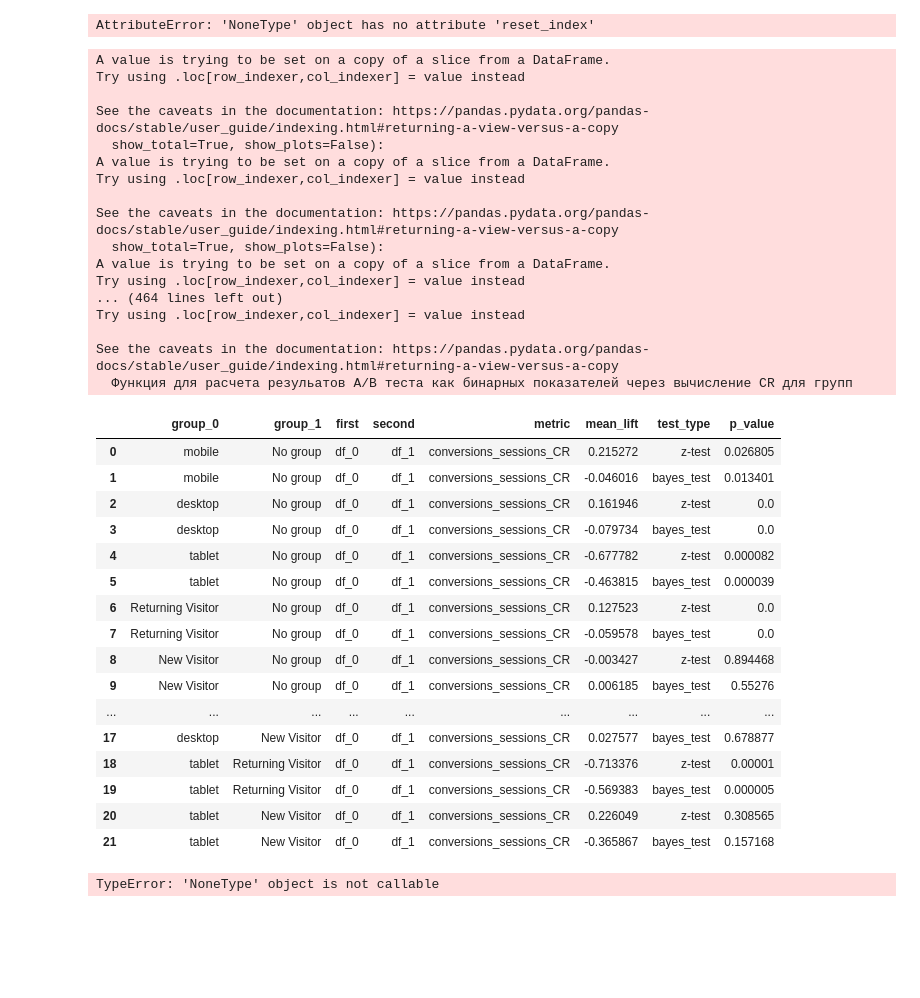
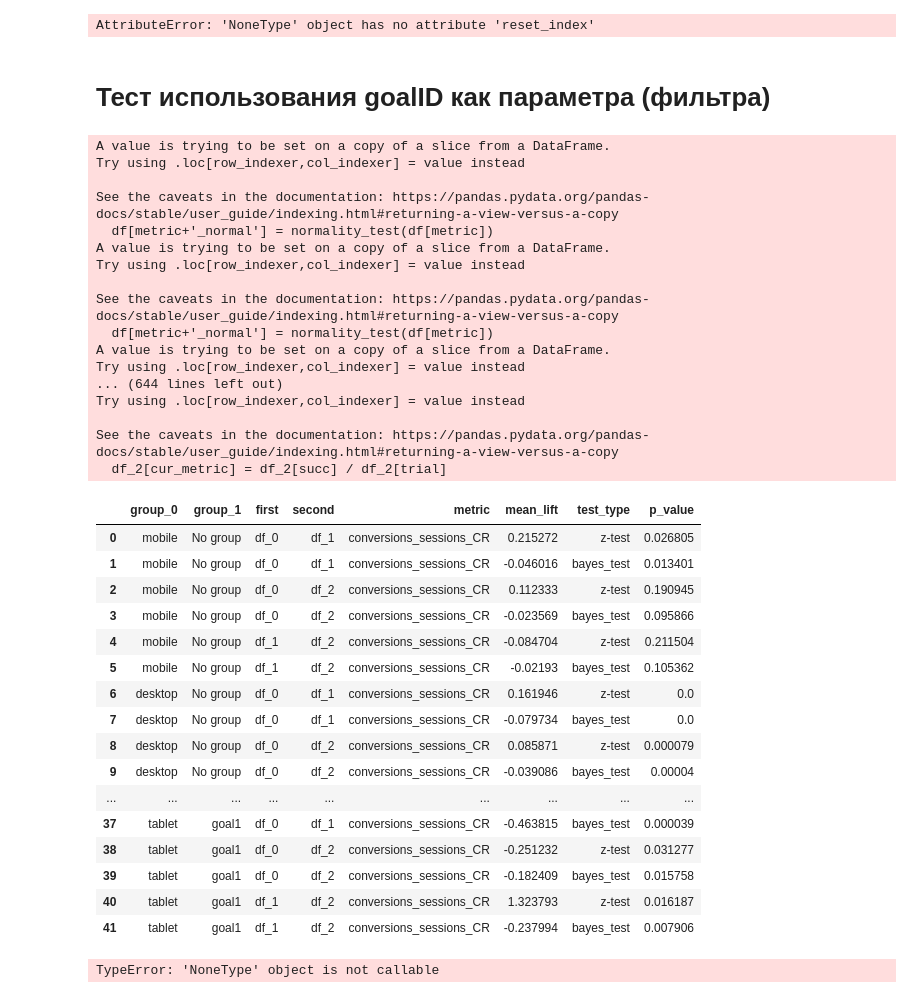
Before and after one commit to realweb-msk/RwAB, a Jupyter notebook: test.ipynb, the cells around one changed output. Cells and saved outputs as stored; diff of their text form; code cells hidden in the pictures; blank space fills up the shorter version.

```diff
--- a/test.ipynb
+++ b/test.ipynb
@@ -12,3 +12,5 @@ res_alpha.head()
 | 2 | 26.09.2021 | 2ccd4f1b7d290c28600eb2a955f80242d... | 0 | CC | mobile | Returning Visitor | channel1 | goal1 | ... |
 | 3 | 30.09.2021 | 2ccd4f1b7d290c28600eb2a955f80242d... | 0 | CC | mobile | Returning Visitor | channel1 | goal1 | ... |
 | 4 | 27.09.2021 | 2ccd4f1b7d290c28600eb2a955f80242d... | 0 | CC | mobile | Returning Visitor | channel1 | goal1 | ... |
+# %%
+res_alpha['conversions2'] = res_alpha['conversions']
@@ -89,47 +126,49 @@ Try using .loc[row_indexer,col_indexer] = value instead
 See the caveats in the documentation: https://pandas.pydata.org/pandas-docs/stable/user_guide/indexing.html#returning-a-view-versus-a-copy
   df_2[cur_metric] = df_2[succ] / df_2[trial]
 AttributeError: 'NoneType' object has no attribute 'reset_index'
+# %% [markdown]
+# Тест использования goalID как параметра (фильтра)
 # %%
 p = Pipeline(res_alpha)
 continuous_res, summary, binary_res = (
     p.pipeline('date', {'sessions': 'sum', 'conversions': 'sum'}, "experimentVariant",
-               groups = ['deviceCategory', 'userType'],
+               groups = ['deviceCategory', 'goalID'],
                metrics_for_binary={"conversions": "sessions"})
 )
 
 binary_res
 # %% [output]
 A value is trying to be set on a copy of a slice from a DataFrame.
 Try using .loc[row_indexer,col_indexer] = value instead
 
 See the caveats in the documentation: https://pandas.pydata.org/pandas-docs/stable/user_guide/indexing.html#returning-a-view-versus-a-copy
-  show_total=True, show_plots=False):
+  df[metric+'_normal'] = normality_test(df[metric])
 A value is trying to be set on a copy of a slice from a DataFrame.
 Try using .loc[row_indexer,col_indexer] = value instead
 
 See the caveats in the documentation: https://pandas.pydata.org/pandas-docs/stable/user_guide/indexing.html#returning-a-view-versus-a-copy
-  show_total=True, show_plots=False):
+  df[metric+'_normal'] = normality_test(df[metric])
 A value is trying to be set on a copy of a slice from a DataFrame.
 Try using .loc[row_indexer,col_indexer] = value instead
-... (464 lines left out)
+... (644 lines left out)
 Try using .loc[row_indexer,col_indexer] = value instead
 
 See the caveats in the documentation: https://pandas.pydata.org/pandas-docs/stable/user_guide/indexing.html#returning-a-view-versus-a-copy
-  Функция для расчета резульатов A/B теста как бинарных показателей через вычисление CR для групп
+  df_2[cur_metric] = df_2[succ] / df_2[trial]
 |  | group_0 | group_1 | first | second | metric | mean_lift | test_type | p_value |
 | 0 | mobile | No group | df_0 | df_1 | conversions_sessions_CR | 0.215272 | z-test | 0.026805 |
 | 1 | mobile | No group | df_0 | df_1 | conversions_sessions_CR | -0.046016 | bayes_test | 0.013401 |
-| 2 | desktop | No group | df_0 | df_1 | conversions_sessions_CR | 0.161946 | z-test | 0.0 |
-| 3 | desktop | No group | df_0 | df_1 | conversions_sessions_CR | -0.079734 | bayes_test | 0.0 |
-| 4 | tablet | No group | df_0 | df_1 | conversions_sessions_CR | -0.677782 | z-test | 0.000082 |
-| 5 | tablet | No group | df_0 | df_1 | conversions_sessions_CR | -0.463815 | bayes_test | 0.000039 |
-| 6 | Returning Visitor | No group | df_0 | df_1 | conversions_sessions_CR | 0.127523 | z-test | 0.0 |
-| 7 | Returning Visitor | No group | df_0 | df_1 | conversions_sessions_CR | -0.059578 | bayes_test | 0.0 |
-| 8 | New Visitor | No group | df_0 | df_1 | conversions_sessions_CR | -0.003427 | z-test | 0.894468 |
-| 9 | New Visitor | No group | df_0 | df_1 | conversions_sessions_CR | 0.006185 | bayes_test | 0.55276 |
+| 2 | mobile | No group | df_0 | df_2 | conversions_sessions_CR | 0.112333 | z-test | 0.190945 |
+| 3 | mobile | No group | df_0 | df_2 | conversions_sessions_CR | -0.023569 | bayes_test | 0.095866 |
+| 4 | mobile | No group | df_1 | df_2 | conversions_sessions_CR | -0.084704 | z-test | 0.211504 |
+| 5 | mobile | No group | df_1 | df_2 | conversions_sessions_CR | -0.02193 | bayes_test | 0.105362 |
+| 6 | desktop | No group | df_0 | df_1 | conversions_sessions_CR | 0.161946 | z-test | 0.0 |
+| 7 | desktop | No group | df_0 | df_1 | conversions_sessions_CR | -0.079734 | bayes_test | 0.0 |
+| 8 | desktop | No group | df_0 | df_2 | conversions_sessions_CR | 0.085871 | z-test | 0.000079 |
+| 9 | desktop | No group | df_0 | df_2 | conversions_sessions_CR | -0.039086 | bayes_test | 0.00004 |
 | ... | ... | ... | ... | ... | ... | ... | ... | ... |
-| 17 | desktop | New Visitor | df_0 | df_1 | conversions_sessions_CR | 0.027577 | bayes_test | 0.678877 |
-| 18 | tablet | Returning Visitor | df_0 | df_1 | conversions_sessions_CR | -0.713376 | z-test | 0.00001 |
-| 19 | tablet | Returning Visitor | df_0 | df_1 | conversions_sessions_CR | -0.569383 | bayes_test | 0.000005 |
-| 20 | tablet | New Visitor | df_0 | df_1 | conversions_sessions_CR | 0.226049 | z-test | 0.308565 |
-| 21 | tablet | New Visitor | df_0 | df_1 | conversions_sessions_CR | -0.365867 | bayes_test | 0.157168 |
+| 37 | tablet | goal1 | df_0 | df_1 | conversions_sessions_CR | -0.463815 | bayes_test | 0.000039 |
+| 38 | tablet | goal1 | df_0 | df_2 | conversions_sessions_CR | -0.251232 | z-test | 0.031277 |
+| 39 | tablet | goal1 | df_0 | df_2 | conversions_sessions_CR | -0.182409 | bayes_test | 0.015758 |
+| 40 | tablet | goal1 | df_1 | df_2 | conversions_sessions_CR | 1.323793 | z-test | 0.016187 |
+| 41 | tablet | goal1 | df_1 | df_2 | conversions_sessions_CR | -0.237994 | bayes_test | 0.007906 |
```
Also changed, not shown: parts of 58 cells of this notebook, 3 other files.
